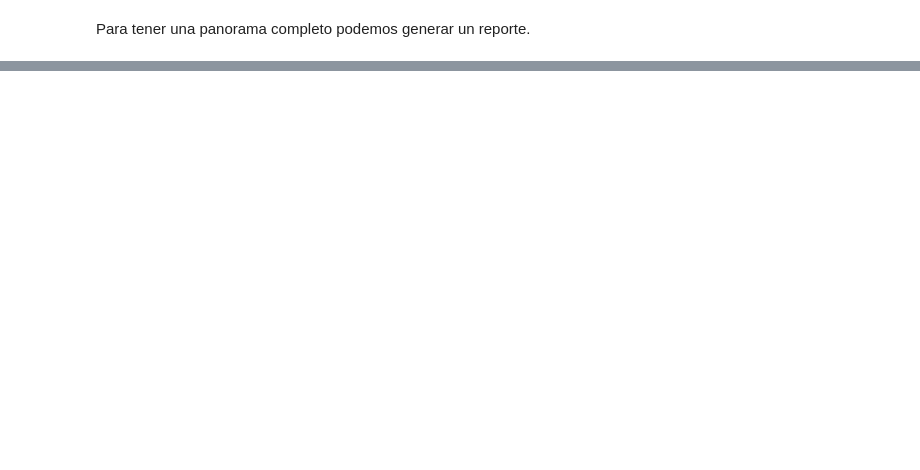
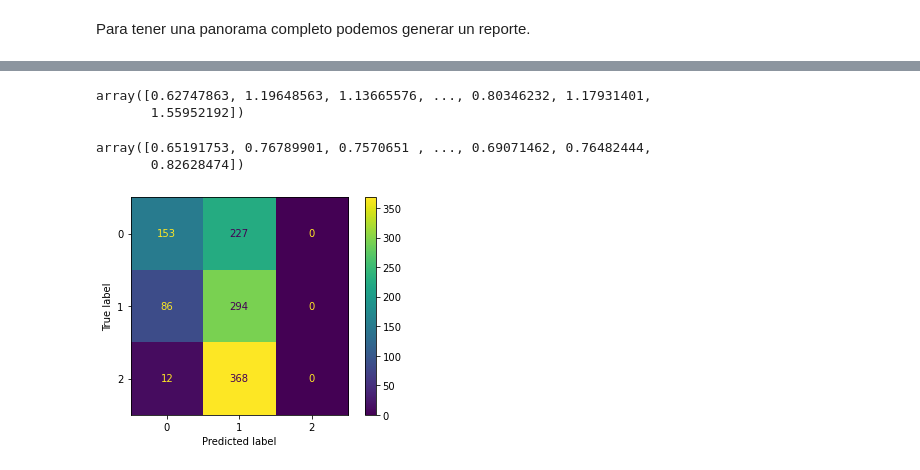
Before and after one commit to drvillota/Laboratorio-1, a Jupyter notebook: Taller1.1.ipynb, the cells around one changed output, grey strips where cells are left out. Cells and saved outputs as stored; diff of their text form; code cells hidden in the pictures; blank space fills up the shorter version.

```diff
--- a/Taller1.1.ipynb
+++ b/Taller1.1.ipynb
@@ -369,0 +411,28 @@ weighted avg       0.78      0.78      0.78        79
+# %%
+#Este método nos permite predecir las etiquetas de los valores de los datos sobre la base del modelo entrenado.
+y_prediction_lineal = LinearModel.predict(XTest_resampled)
+#Se entrena el modelo y se muestran los coeficientes de cada valor de la regresión
+y_prediction_lineal
+# %% [output]
+array([0.62747863, 1.19648563, 1.13665576, ..., 0.80346232, 1.17931401,
+       1.55952192])
+# %%
+#Se aplica la función sigmoide para regular los valores del outcome
+y_prediction_lineal=np.array(list(map(lambda x: (1/(1+(np.exp(-x)))), y_prediction_lineal)))
+y_prediction_lineal
+# %% [output]
+array([0.65191753, 0.76789901, 0.7570651 , ..., 0.69071462, 0.76482444,
+       0.82628474])
+# %%
+# Se establece un soft Threshold
+y_prediction_lineal[y_prediction_lineal >= 0.65904607] = 1
+y_prediction_lineal[y_prediction_lineal < 0.65904607] = 0
+# %%
+# Se puede visualizar la matriz de confusión
+cm = confusion_matrix(YTest_resampled.astype(int), y_prediction_lineal)
+# %%
+disp = ConfusionMatrixDisplay(confusion_matrix=cm)
+disp.plot()
+plt.show()
+# %% [output]
+[figure, added]
```
Also changed, not shown: parts of 40 cells of this notebook, 4 other files.
